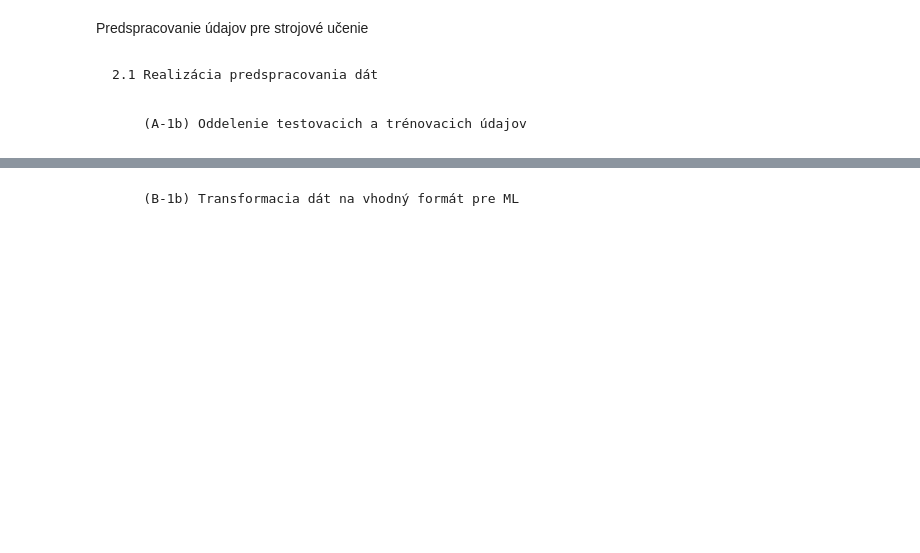
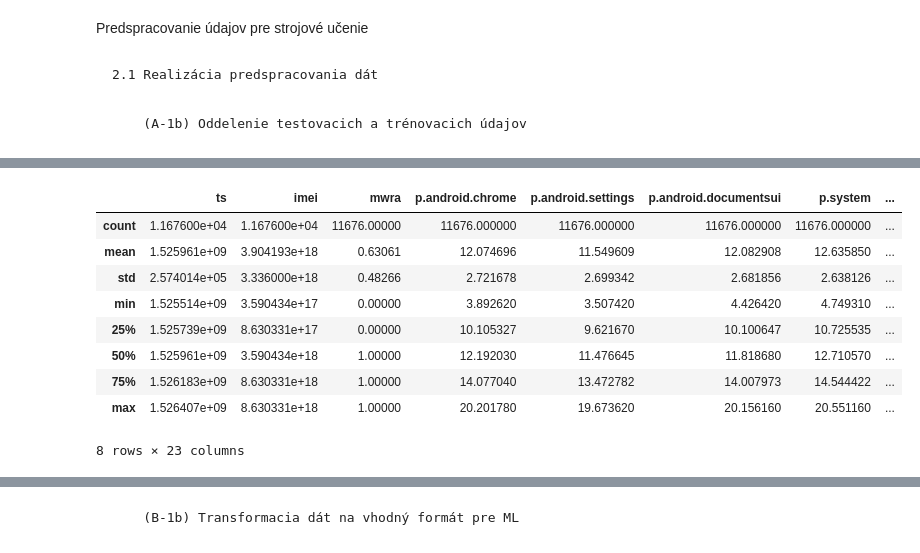
Before and after one commit to Faustynn/IAU_Project, a Jupyter notebook: jupiter/druha_faza.ipynb, the cells around one changed output, grey strips where cells are left out. Saved outputs shown, nothing was run; the diff lists cells and outputs as text; code cells hidden in the pictures; blank space fills up the shorter version.

```diff
--- a/jupiter/druha_faza.ipynb
+++ b/jupiter/druha_faza.ipynb
@@ -6,0 +43,14 @@ Predspracovanie údajov pre strojové učenie
+# %%
+df_proc_train.columns = df_proc_train.columns.str.strip()
+df_proc_train.describe()
+# %% [output]
+|  | ts | imei | mwra | p.android.chrome | p.android.settings | p.android.documentsui | p.system | ... |
+| count | 1.167600e+04 | 1.167600e+04 | 11676.00000 | 11676.000000 | 11676.000000 | 11676.000000 | 11676.000000 | ... |
+| mean | 1.525961e+09 | 3.904193e+18 | 0.63061 | 12.074696 | 11.549609 | 12.082908 | 12.635850 | ... |
+| std | 2.574014e+05 | 3.336000e+18 | 0.48266 | 2.721678 | 2.699342 | 2.681856 | 2.638126 | ... |
+| min | 1.525514e+09 | 3.590434e+17 | 0.00000 | 3.892620 | 3.507420 | 4.426420 | 4.749310 | ... |
+| 25% | 1.525739e+09 | 8.630331e+17 | 0.00000 | 10.105327 | 9.621670 | 10.100647 | 10.725535 | ... |
+| 50% | 1.525961e+09 | 3.590434e+18 | 1.00000 | 12.192030 | 11.476645 | 11.818680 | 12.710570 | ... |
+| 75% | 1.526183e+09 | 8.630331e+18 | 1.00000 | 14.077040 | 13.472782 | 14.007973 | 14.544422 | ... |
+| max | 1.526407e+09 | 8.630331e+18 | 1.00000 | 20.201780 | 19.673620 | 20.156160 | 20.551160 | ... |
+8 rows × 23 columns
```
Also changed, not shown: parts of 31 cells of this notebook.
